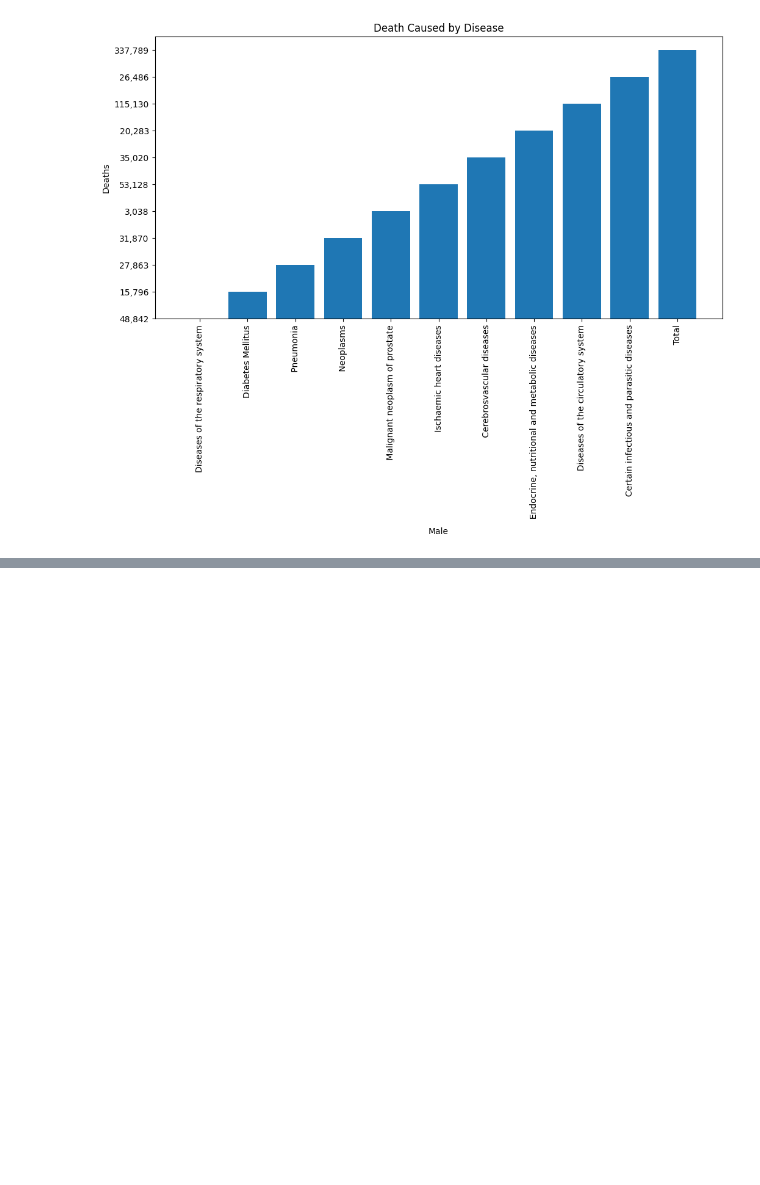
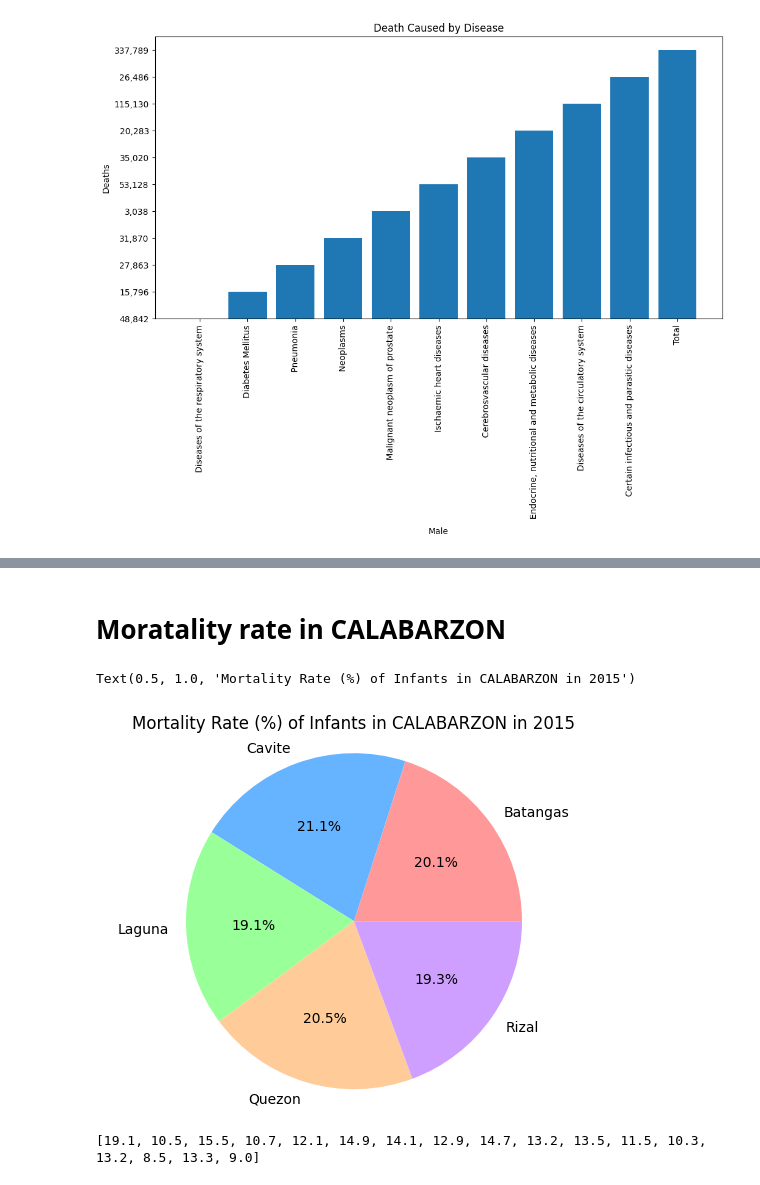
Before and after one commit to Glennarcega/IT-BA-3203-PROJECT, a Jupyter notebook: Social_Factor_of_death.ipynb, the cells around one changed output, grey strips where cells are left out. Cells and saved outputs as stored; diff of their text form; code cells hidden in the pictures; blank space fills up the shorter version.

```diff
--- a/Social_Factor_of_death.ipynb
+++ b/Social_Factor_of_death.ipynb
@@ -177,0 +195,55 @@ plt.show()
+# %% [markdown]
+# **Moratality rate in CALABARZON**
+# %%
+categories = ['Batangas', 'Cavite', 'Laguna', 'Quezon', 'Rizal']
+rate = [14.1, 14.8, 13.4, 14.4, 13.6]
+
+plt.pie(rate, labels=categories, autopct='%.1f%%', colors=['#ff9999', '#66b3ff', '#99ff99', '#ffcc99', '#CF9FFF'])
+plt.axis('equal')
+plt.title('Mortality Rate (%) of Infants in CALABARZON in 2015')
+# %% [output]
+Text(0.5, 1.0, 'Mortality Rate (%) of Infants in CALABARZON in 2015')
+[figure, added]
+# %%
+
+
+data = pd.read_csv('https://raw.githubusercontent.com/Glennarcega/IT-BA-3203-PROJECT/c7210edc449ad25457dc1954a4d81cea8f5191ca/Mortality%20Rate/Infant.csv')
+highest_number1 = data['NATIONAL CAPITAL REGION (NCR)'].max()
+highest_number2 = data['CORDILLERA ADMINISTRATIVE REGION (CAR)'].max()
+highest_number3 = data['REGION I - ILOCOS'].max()
+highest_number4 = data['REGION II - CAGAYAN VALLEY'].max()
+highest_number5 = data['REGION III - CENTRAL LUZON'].max()
+highest_number6 = data['REGION IVA - CALABARZON'].max()
+highest_number7 = data['REGION IVB - MIMAROPA'].max()
+highest_number8 = data['REGION V - BICOL'].max()
+highest_number9 = data['REGION VI - WESTERN VISAYAS'].max()
+highest_number10 = data['REGION VII - CENTRAL VISAYAS'].max()
+highest_number11 = data['REGION VIII - EASTERN VISAYAS'].max()
+highest_number12 = data['REGION IX - ZAMBOANGA PENINSULA'].max()
+highest_number13 = data['REGION X - NORTHERN MINDANAO'].max()
+highest_number14 = data['REGION XI - DAVAO'].max()
+highest_number15 = data['REGION XII - SOCCSKSARGEN'].max()
+highest_number16 = data['AUTONOMOUS REGION IN MUSLIM MINDANAO'].max()
+highest_number17 = data['REGION XIII - CARAGA'].max()
+
+mortality = [highest_number1,
+highest_number2,
+highest_number3,
+highest_number4,
+highest_number5,
+highest_number6,
+highest_number7,
+highest_number8,
+highest_number9,
+highest_number10,
+highest_number11,
+highest_number12,
+highest_number13,
+highest_number14,
+highest_number15,
+highest_number16,
+highest_number17]
+
+print (mortality)
+# %% [output]
+[19.1, 10.5, 15.5, 10.7, 12.1, 14.9, 14.1, 12.9, 14.7, 13.2, 13.5, 11.5, 10.3, 13.2, 8.5, 13.3, 9.0]
```
Also changed, not shown: parts of 13 cells of this notebook.
